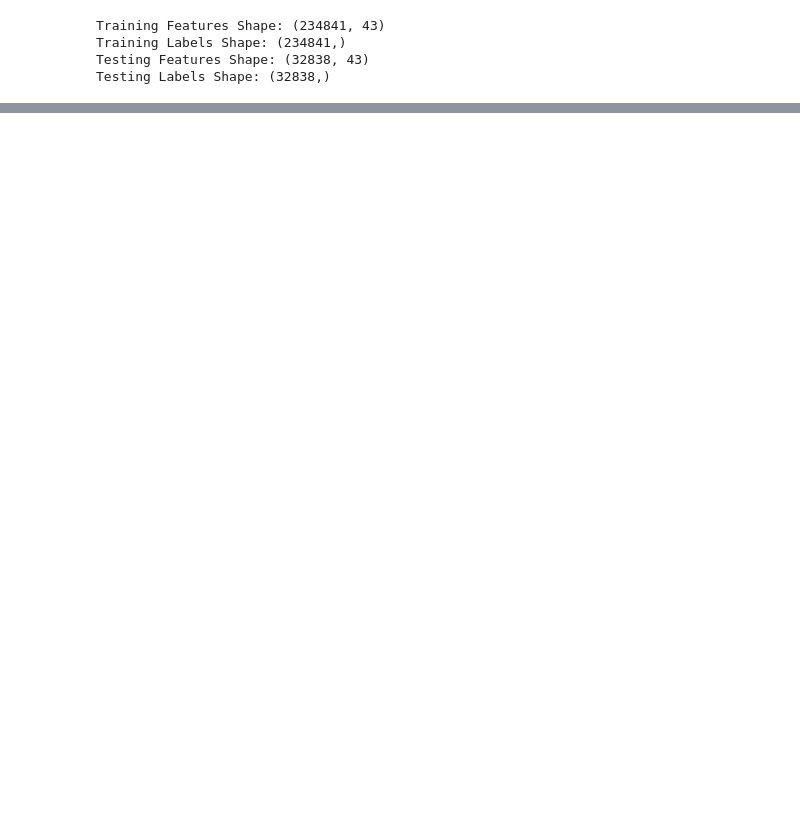
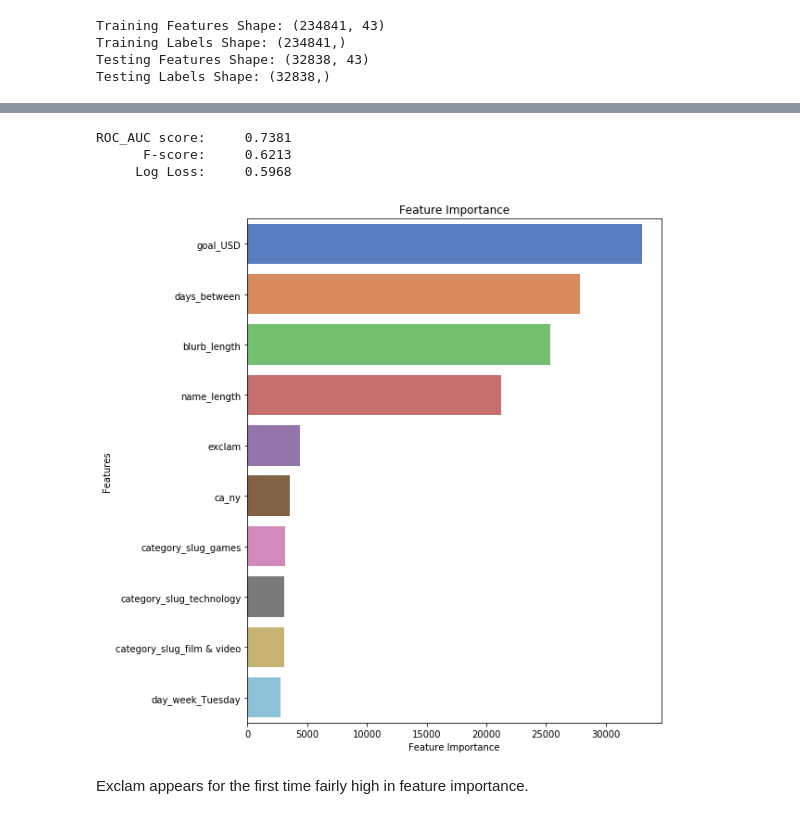
Before and after one commit to dwitten392/Springboard---DW, a Jupyter notebook: Capstone 1 - Kickstarter/Kickstarter Projects - Modeling.ipynb, the cells around one changed output, grey strips where cells are left out. Saved outputs shown, nothing was run; the diff lists cells and outputs as text; code cells hidden in the pictures; blank space fills up the shorter version.

```diff
--- a/Capstone 1 - Kickstarter/Kickstarter Projects - Modeling.ipynb
+++ b/Capstone 1 - Kickstarter/Kickstarter Projects - Modeling.ipynb
@@ -1211,0 +1574,19 @@ fi.head(10)
+# %%
+def objective(hyperparameters, iteration):
+    """Objective function for grid and random search. Returns
+       the cross validation score from a set of hyperparameters."""
+
+    # Number of estimators will be found using early stopping
+    if 'n_estimators' in hyperparameters.keys():
+        del hyperparameters['n_estimators']
+
+     # Perform n_folds cross validation
+    cv_results = lgb.cv(hyperparameters, train_set_lgb, num_boost_round = 50000, nfold = 4,
+                        early_stopping_rounds = 100, metrics = 'auc', seed = 99837)
+
+    # results to retun
+    score = cv_results['auc-mean'][-1]
+    estimators = len(cv_results['auc-mean'])
+    hyperparameters['n_estimators'] = estimators
+
+    return [score, hyperparameters, iteration]
@@ -1211,0 +1618,4 @@ fi.head(10)
+# %%
+random_results = random_search(lgb_param_grid, 25)
+
+print('The best validation score was {:.5f}'.format(random_results.loc[0, 'score']))
@@ -1211,0 +1641,9 @@ fi.head(10)
+# %%
+# Train model
+lgb_model = lgb.LGBMClassifier(num_leaves = random_results.loc[0,'params']['num_leaves'],
+              learning_rate = random_results.loc[0,'params']['learning_rate'], subsample_for_bin = random_results.loc[0,'params']['subsample_for_bin'],
+              min_child_samples = random_results.loc[0,'params']['min_child_samples'], reg_alpha = random_results.loc[0,'params']['reg_alpha'],
+              reg_lambda = random_results.loc[0,'params']['reg_lambda'], colsample_bytree = random_results.loc[0,'params']['colsample_bytree'],
+              subsample = random_results.loc[0,'params']['subsample'], is_unbalance = False,
+              n_estimators = random_results.loc[0,'params']['n_estimators'], random_state = 3986)
+lgb_model.fit(train_features, train_labels)
@@ -1211,0 +1665,31 @@ fi.head(10)
+# %%
+from sklearn.metrics import roc_auc_score, f1_score, log_loss
+
+# Calculate roc auc
+lgb_roc_value = roc_auc_score(test_labels, lgb_probs)
+lgb_f1_value = f1_score(test_labels, lgb_preds)
+lgb_log_loss_value = log_loss(test_labels, lgb_probs, normalize=True)
+print("ROC_AUC score:     {:0.4f}".format(lgb_roc_value))
+print("      F-score:     {:0.4f}".format(lgb_f1_value))
+print("     Log Loss:     {:0.4f}".format(lgb_log_loss_value))
+# %% [output]
+ROC_AUC score:     0.7381
+      F-score:     0.6213
+     Log Loss:     0.5968
+# %%
+#displaying the top 10 most important features
+fi_lgb = pd.DataFrame({'feature': feature_list,
+                   'importance': lgb_model.feature_importances_}).\
+                    sort_values('importance', ascending = False)
+
+fig=plt.figure(figsize=(8,10))
+ax = sns.barplot(x = 'importance', y = 'feature', data = fi_lgb.iloc[0:10,], palette = 'muted')
+
+plt.xlabel('Feature Importance')
+plt.ylabel('Features')
+plt.title('Feature Importance')
+plt.show()
+# %% [output]
+[figure, added]
+# %% [markdown]
+Exclam appears for the first time fairly high in feature importance.
```
Also changed, not shown: parts of 61 cells of this notebook.
